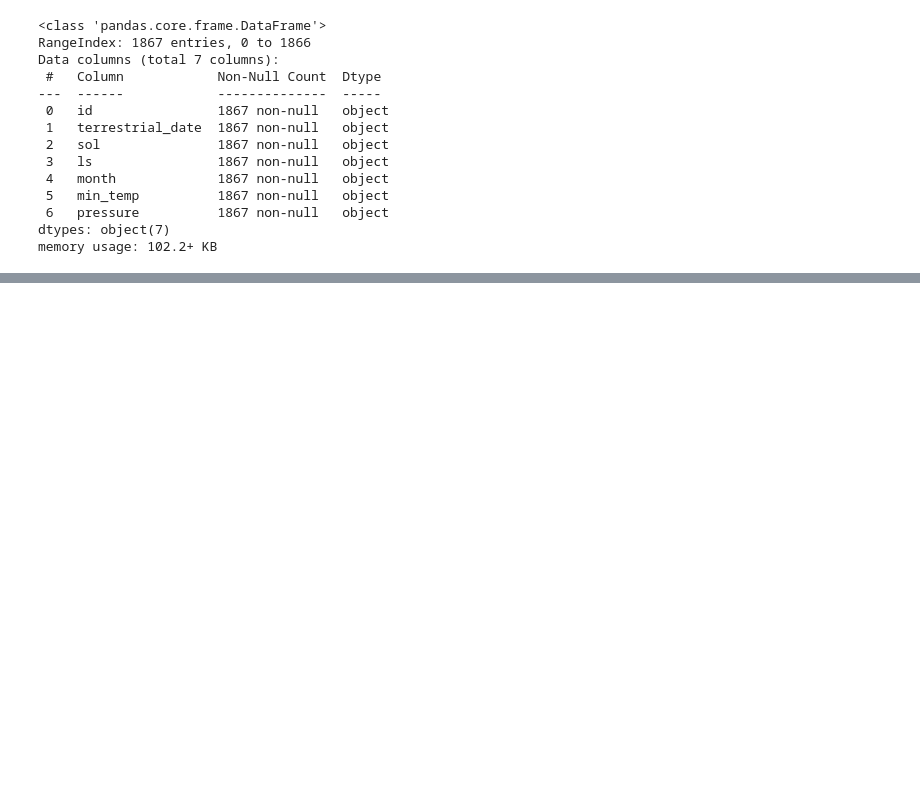
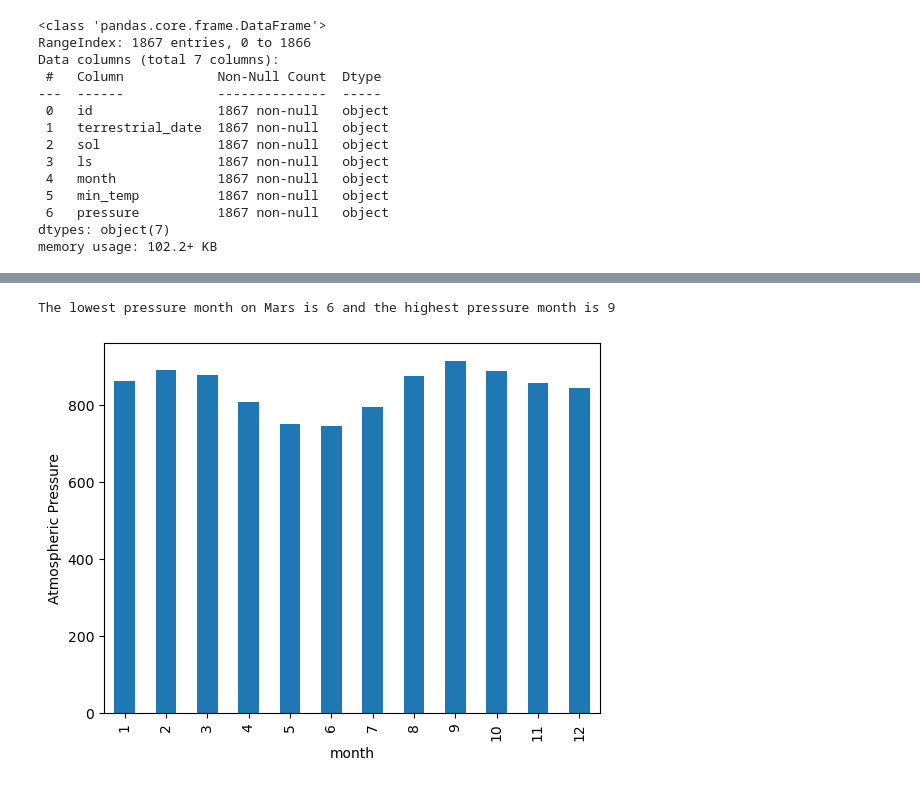
Before and after one commit to MitchellGleason/Mars-Data-Analysis, a Jupyter notebook: mars_data_challenge_part_2.ipynb, the cells around one changed output, grey strips where cells are left out. Saved outputs shown, nothing was run; the diff lists cells and outputs as text; code cells hidden in the pictures; blank space fills up the shorter version.

```diff
--- a/mars_data_challenge_part_2.ipynb
+++ b/mars_data_challenge_part_2.ipynb
@@ -82,0 +125,9 @@ mars_temp_df['pressure'] = mars_temp_df['pressure'].astype(float)
+# %%
+#What months have the lowest and the highest atmospheric pressure on Mars (at the locations of Curiosity)
+mars_atmo_pressure = mars_temp_df.groupby('month').mean()['pressure']
+mars_atmo_pressure.plot.bar().set_ylabel('Atmospheric Pressure')
+
+print(f'The lowest pressure month on Mars is {mars_atmo_pressure.idxmin()} and the highest pressure month is {mars_atmo_pressure.idxmax()}')
+# %% [output]
+The lowest pressure month on Mars is 6 and the highest pressure month is 9
+[figure, added]
```
Also changed, not shown: parts of 7 cells of this notebook.
